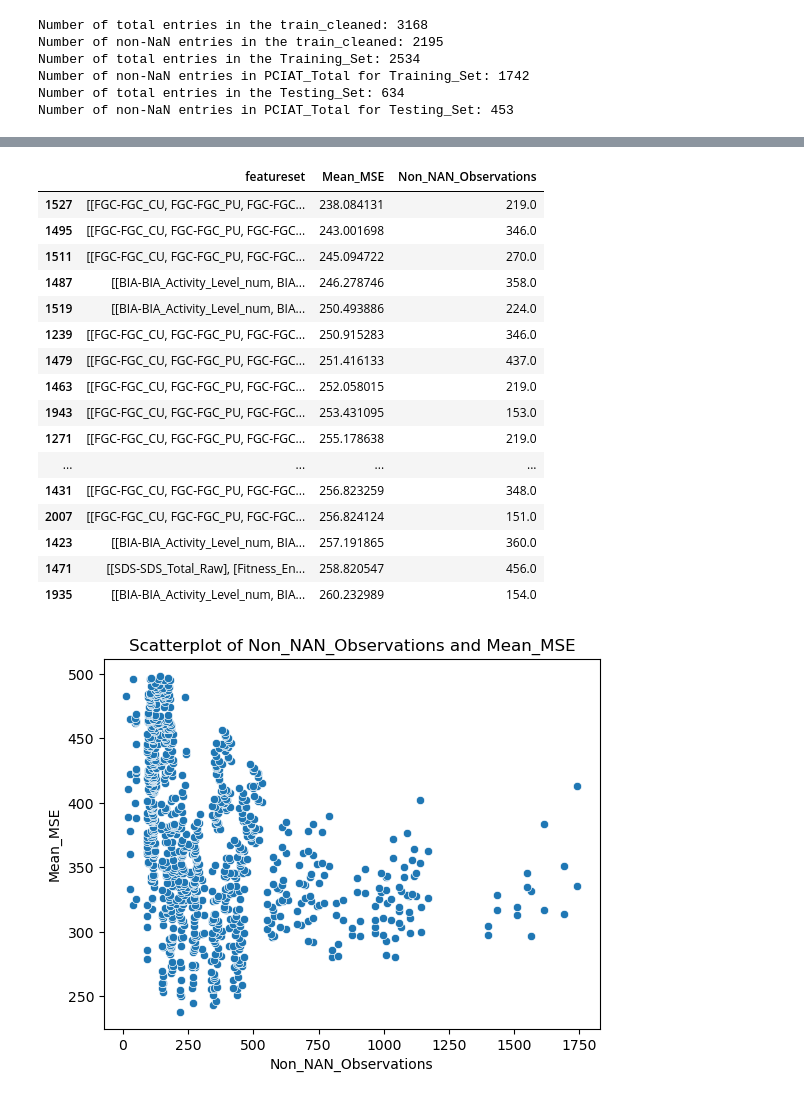
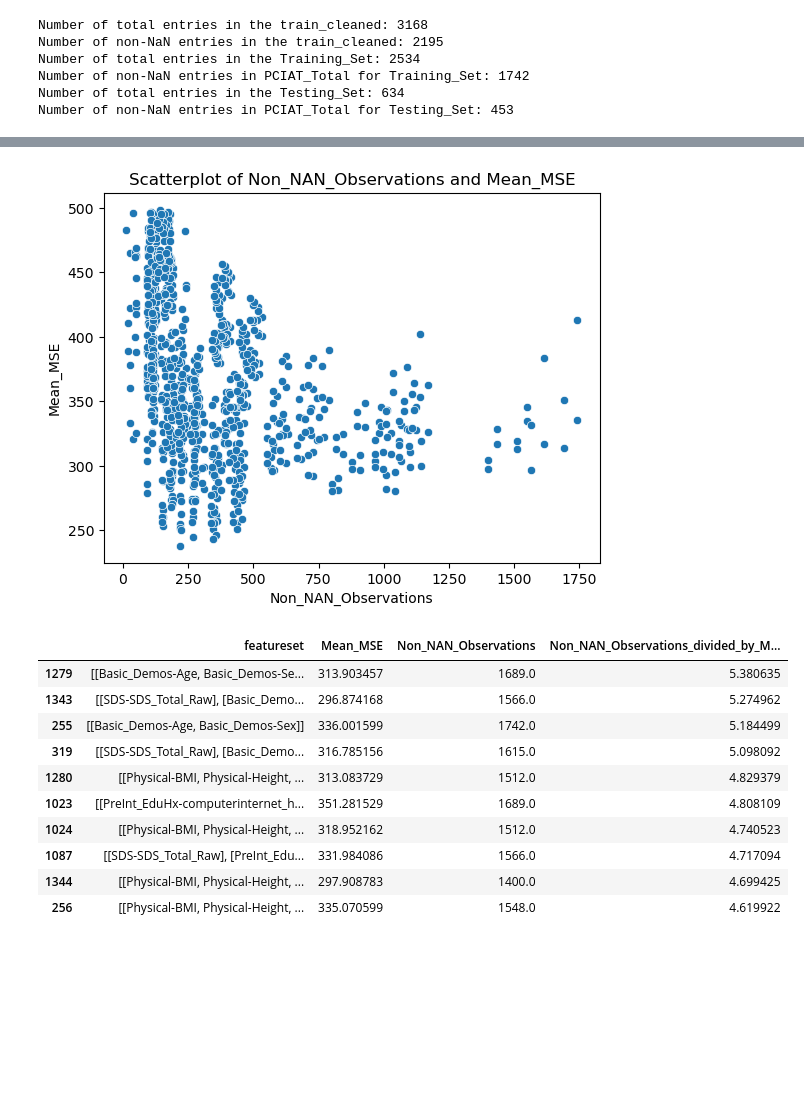
Before and after one commit to aarondweinberg/CMI_problematic_internet_use, a Jupyter notebook: EDA_AW.ipynb, the cells around one changed output, grey strips where cells are left out. Cells and saved outputs as stored; diff of their text form; code cells hidden in the pictures; blank space fills up the shorter version.

```diff
--- a/EDA_AW.ipynb
+++ b/EDA_AW.ipynb
@@ -566,8 +566,3 @@ cv_sizes_means = np.mean(cv_sizes, axis=1)
 
 # Create a new dataframe where the first column is features_groups_powerset and the second column is cv_mses_means
 MSE_Group_Comparison = pd.DataFrame({'featureset': features_groups_powerset, 'Mean_MSE': cv_mses_means, 'Non_NAN_Observations':cv_sizes_means})
-# %%
-# Sort MSE_Group_Comparison from largest to smallest based on Non_NAN_Observations
-MSE_Group_Comparison = MSE_Group_Comparison.sort_values(by='Non_NAN_Observations', ascending=False)
-
-MSE_Group_Comparison.head(20)
@@ -592,26 +569,3 @@ MSE_Group_Comparison.head(20)
-# %%
-# Sort MSE_Group_Comparison from smallest to largest based on Mean_MSE
-MSE_Group_Comparison = MSE_Group_Comparison.sort_values(by='Mean_MSE', ascending=True)
-
-MSE_Group_Comparison.head(20)
-# %% [output]
-|  | featureset | Mean_MSE | Non_NAN_Observations |
-| 1527 | [[FGC-FGC_CU, FGC-FGC_PU, FGC-FGC... | 238.084131 | 219.0 |
-| 1495 | [[FGC-FGC_CU, FGC-FGC_PU, FGC-FGC... | 243.001698 | 346.0 |
-| 1511 | [[FGC-FGC_CU, FGC-FGC_PU, FGC-FGC... | 245.094722 | 270.0 |
-| 1487 | [[BIA-BIA_Activity_Level_num, BIA... | 246.278746 | 358.0 |
-| 1519 | [[BIA-BIA_Activity_Level_num, BIA... | 250.493886 | 224.0 |
-| 1239 | [[FGC-FGC_CU, FGC-FGC_PU, FGC-FGC... | 250.915283 | 346.0 |
-| 1479 | [[FGC-FGC_CU, FGC-FGC_PU, FGC-FGC... | 251.416133 | 437.0 |
-| 1463 | [[FGC-FGC_CU, FGC-FGC_PU, FGC-FGC... | 252.058015 | 219.0 |
-| 1943 | [[FGC-FGC_CU, FGC-FGC_PU, FGC-FGC... | 253.431095 | 153.0 |
-| 1271 | [[FGC-FGC_CU, FGC-FGC_PU, FGC-FGC... | 255.178638 | 219.0 |
-| ... | ... | ... | ... |
-| 1431 | [[FGC-FGC_CU, FGC-FGC_PU, FGC-FGC... | 256.823259 | 348.0 |
-| 2007 | [[FGC-FGC_CU, FGC-FGC_PU, FGC-FGC... | 256.824124 | 151.0 |
-| 1423 | [[BIA-BIA_Activity_Level_num, BIA... | 257.191865 | 360.0 |
-| 1471 | [[SDS-SDS_Total_Raw], [Fitness_En... | 258.820547 | 456.0 |
-| 1935 | [[BIA-BIA_Activity_Level_num, BIA... | 260.232989 | 154.0 |
 # %%
 # Create a scatterplot of Non_NAN_Observations and Mean_MSE in MSE_Group_Comparison_filtered. Add a trendline
 sns.scatterplot(data=MSE_Group_Comparison[MSE_Group_Comparison['Mean_MSE'] < 500], x='Non_NAN_Observations', y='Mean_MSE')
@@ -620,4 +574,21 @@ plt.ylabel('Mean_MSE')
 plt.title('Scatterplot of Non_NAN_Observations and Mean_MSE')
 plt.show()
 # %% [output]
-[figure, old version]
+[figure, new version]
+# %%
+# Compute a metrics to try to balance large observations and small MSE
+MSE_Group_Comparison['Non_NAN_Observations_divided_by_Mean_MSE'] = MSE_Group_Comparison['Non_NAN_Observations'] / MSE_Group_Comparison['Mean_MSE']
+# %%
+MSE_Group_Comparison.sort_values(by='Non_NAN_Observations_divided_by_Mean_MSE', ascending=False).head(10)
+# %% [output]
+|  | featureset | Mean_MSE | Non_NAN_Observations | Non_NAN_Observations_divided_by_M... |
+| 1279 | [[Basic_Demos-Age, Basic_Demos-Se... | 313.903457 | 1689.0 | 5.380635 |
+| 1343 | [[SDS-SDS_Total_Raw], [Basic_Demo... | 296.874168 | 1566.0 | 5.274962 |
+| 255 | [[Basic_Demos-Age, Basic_Demos-Sex]] | 336.001599 | 1742.0 | 5.184499 |
+| 319 | [[SDS-SDS_Total_Raw], [Basic_Demo... | 316.785156 | 1615.0 | 5.098092 |
+| 1280 | [[Physical-BMI, Physical-Height, ... | 313.083729 | 1512.0 | 4.829379 |
+| 1023 | [[PreInt_EduHx-computerinternet_h... | 351.281529 | 1689.0 | 4.808109 |
+| 1024 | [[Physical-BMI, Physical-Height, ... | 318.952162 | 1512.0 | 4.740523 |
+| 1087 | [[SDS-SDS_Total_Raw], [PreInt_Edu... | 331.984086 | 1566.0 | 4.717094 |
+| 1344 | [[Physical-BMI, Physical-Height, ... | 297.908783 | 1400.0 | 4.699425 |
+| 256 | [[Physical-BMI, Physical-Height, ... | 335.070599 | 1548.0 | 4.619922 |
```
Also changed, not shown: parts of 6 cells of this notebook.
